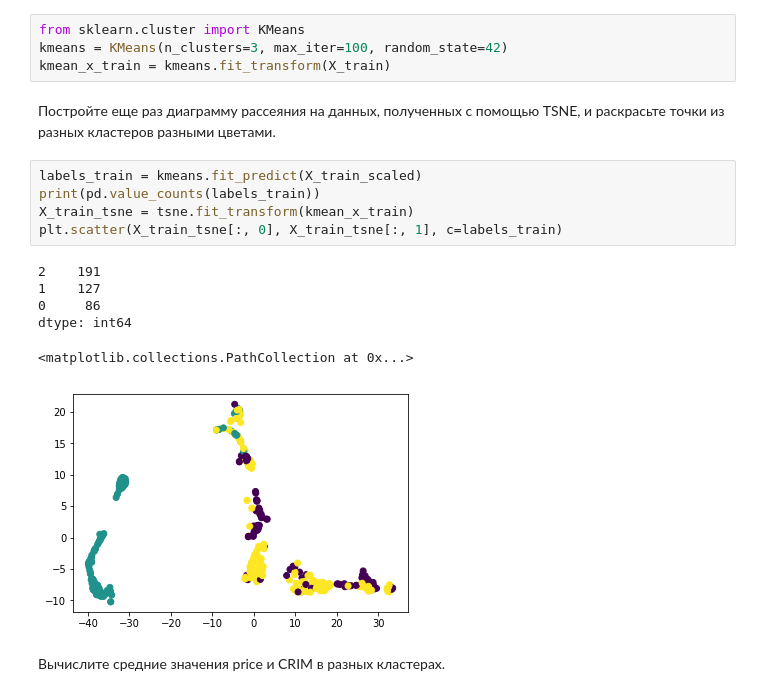
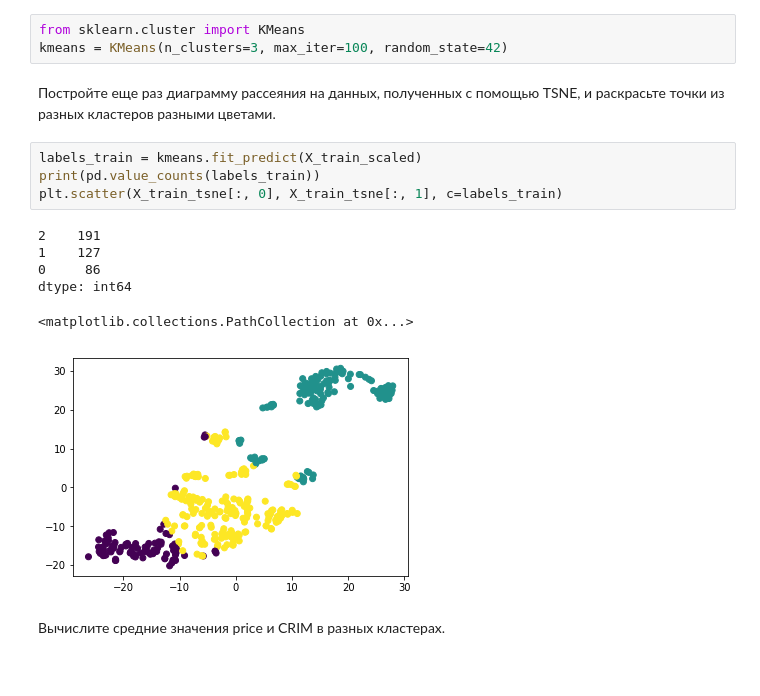
Before and after one commit to nonamemanah/python_data_science, a Jupyter notebook: hw4/hw_04.ipynb, the cells around one changed output. Saved outputs shown, nothing was run; the diff lists cells and outputs as text.

```diff
--- a/hw4/hw_04.ipynb
+++ b/hw4/hw_04.ipynb
@@ -70,21 +70,19 @@ plt.scatter(X_train_tsne[:, 0], X_train_tsne[:, 1])
 # %%
 from sklearn.cluster import KMeans
 kmeans = KMeans(n_clusters=3, max_iter=100, random_state=42)
-kmean_x_train = kmeans.fit_transform(X_train)
 # %% [markdown]
 Постройте еще раз диаграмму рассеяния на данных, полученных с помощью TSNE, и раскрасьте точки из разных кластеров разными цветами.
 # %%
 labels_train = kmeans.fit_predict(X_train_scaled)
 print(pd.value_counts(labels_train))
-X_train_tsne = tsne.fit_transform(kmean_x_train)
 plt.scatter(X_train_tsne[:, 0], X_train_tsne[:, 1], c=labels_train)
 # %% [output]
 2    191
 1    127
 0     86
 dtype: int64
 <matplotlib.collections.PathCollection at 0x...>
-[figure, old version]
+[figure, new version]
 # %% [markdown]
 Вычислите средние значения price и CRIM в разных кластерах.
 # %%
```
